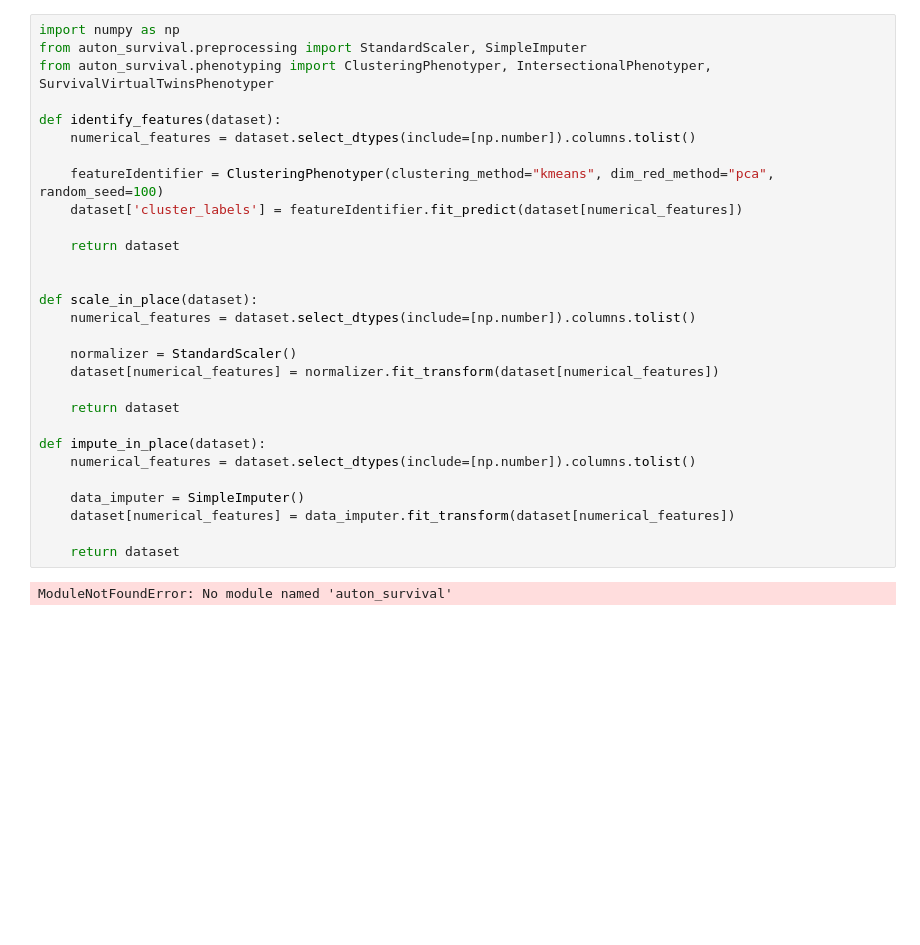
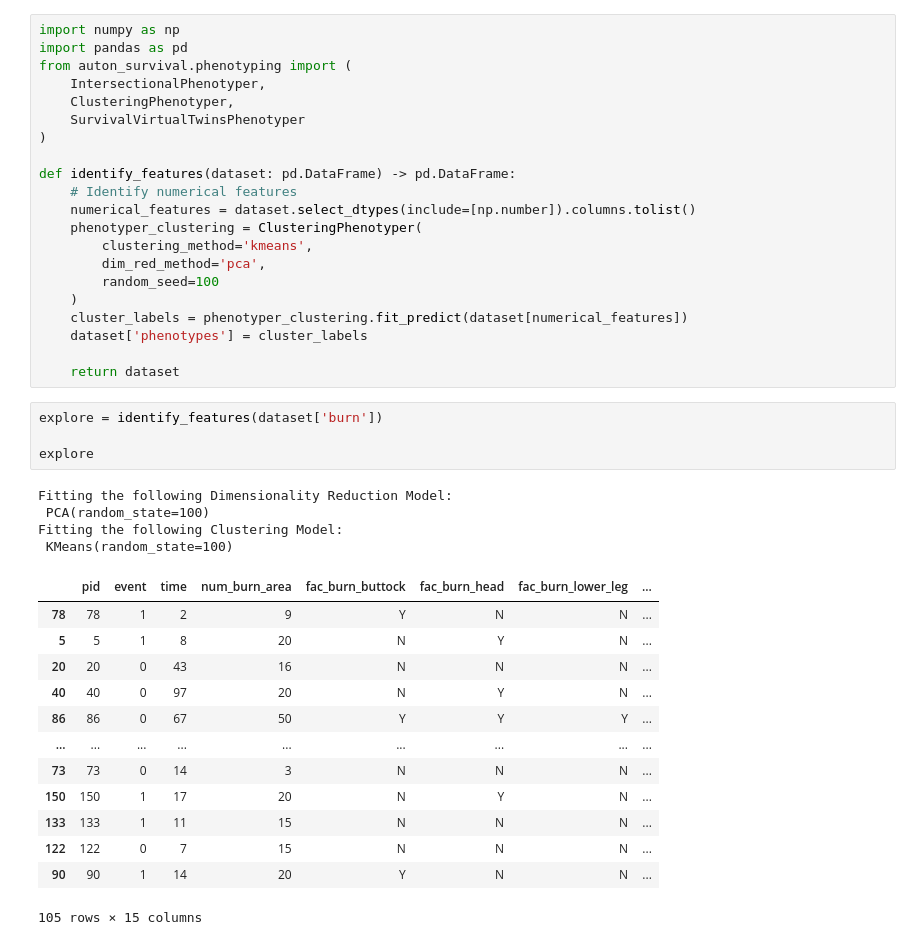
Before and after one commit to wjvandermerwe/ResCap, a Jupyter notebook: research_report/project/experiments/explore_features.ipynb, the cells around one changed output. Cells and saved outputs as stored; diff of their text form; blank space fills up the shorter version.

```diff
--- a/research_report/project/experiments/explore_features.ipynb
+++ b/research_report/project/experiments/explore_features.ipynb
@@ -1,31 +63,43 @@
 # %%
 import numpy as np
-from auton_survival.preprocessing import StandardScaler, SimpleImputer
-from auton_survival.phenotyping import ClusteringPhenotyper, IntersectionalPhenotyper, SurvivalVirtualTwinsPhenotyper
+import pandas as pd
+from auton_survival.phenotyping import (
+    IntersectionalPhenotyper,
+    ClusteringPhenotyper,
+    SurvivalVirtualTwinsPhenotyper
+)
 
-def identify_features(dataset):
+def identify_features(dataset: pd.DataFrame) -> pd.DataFrame:
+    # Identify numerical features
     numerical_features = dataset.select_dtypes(include=[np.number]).columns.tolist()
-
-    featureIdentifier = ClusteringPhenotyper(clustering_method="kmeans", dim_red_method="pca", random_seed=100)
-    dataset['cluster_labels'] = featureIdentifier.fit_predict(dataset[numerical_features])
+    phenotyper_clustering = ClusteringPhenotyper(
+        clustering_method='kmeans',
+        dim_red_method='pca',
+        random_seed=100
+    )
+    cluster_labels = phenotyper_clustering.fit_predict(dataset[numerical_features])
+    dataset['phenotypes'] = cluster_labels
 
     return dataset
-
-
-def scale_in_place(dataset):
-    numerical_features = dataset.select_dtypes(include=[np.number]).columns.tolist()
-
-    normalizer = StandardScaler()
-    dataset[numerical_features] = normalizer.fit_transform(dataset[numerical_features])
-
-    return dataset
-
-def impute_in_place(dataset):
-    numerical_features = dataset.select_dtypes(include=[np.number]).columns.tolist()
-
-    data_imputer = SimpleImputer()
-    dataset[numerical_features] = data_imputer.fit_transform(dataset[numerical_features])
-
-    return dataset
-# %% [output]
-ModuleNotFoundError: No module named 'auton_survival'
+# %%
+explore = identify_features(dataset['burn'])
+
+explore
+# %% [output]
+Fitting the following Dimensionality Reduction Model:
+ PCA(random_state=100)
+Fitting the following Clustering Model:
+ KMeans(random_state=100)
+|  | pid | event | time | num_burn_area | fac_burn_buttock | fac_burn_head | fac_burn_lower_leg | ... |
+| 78 | 78 | 1 | 2 | 9 | Y | N | N | ... |
+| 5 | 5 | 1 | 8 | 20 | N | Y | N | ... |
+| 20 | 20 | 0 | 43 | 16 | N | N | N | ... |
+| 40 | 40 | 0 | 97 | 20 | N | Y | N | ... |
+| 86 | 86 | 0 | 67 | 50 | Y | Y | Y | ... |
+| ... | ... | ... | ... | ... | ... | ... | ... | ... |
+| 73 | 73 | 0 | 14 | 3 | N | N | N | ... |
+| 150 | 150 | 1 | 17 | 20 | N | Y | N | ... |
+| 133 | 133 | 1 | 11 | 15 | N | N | N | ... |
+| 122 | 122 | 0 | 7 | 15 | N | N | N | ... |
+| 90 | 90 | 1 | 14 | 20 | Y | N | N | ... |
+105 rows × 15 columns
```
Also changed, not shown: parts of 7 cells of this notebook, 36 other files.
